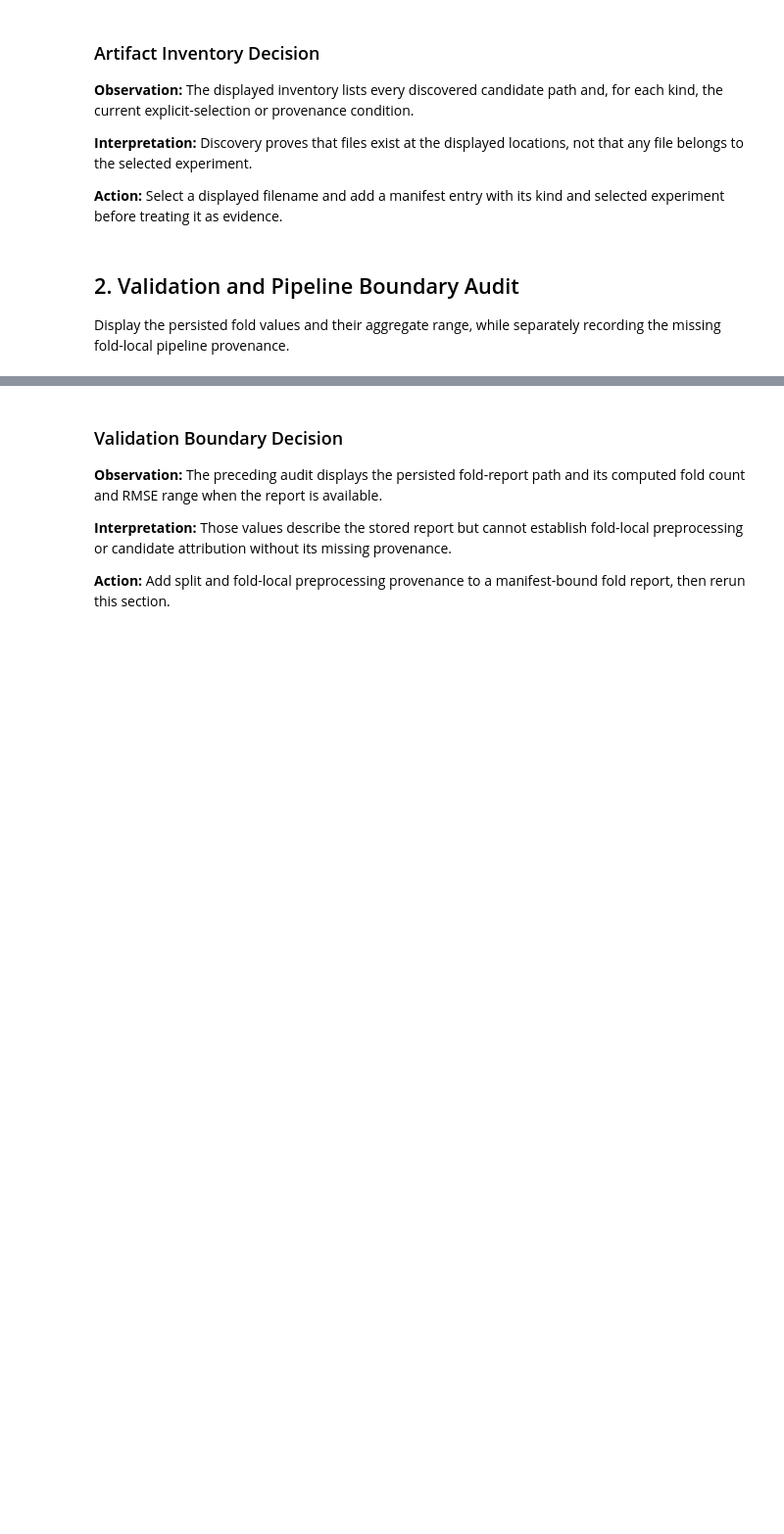
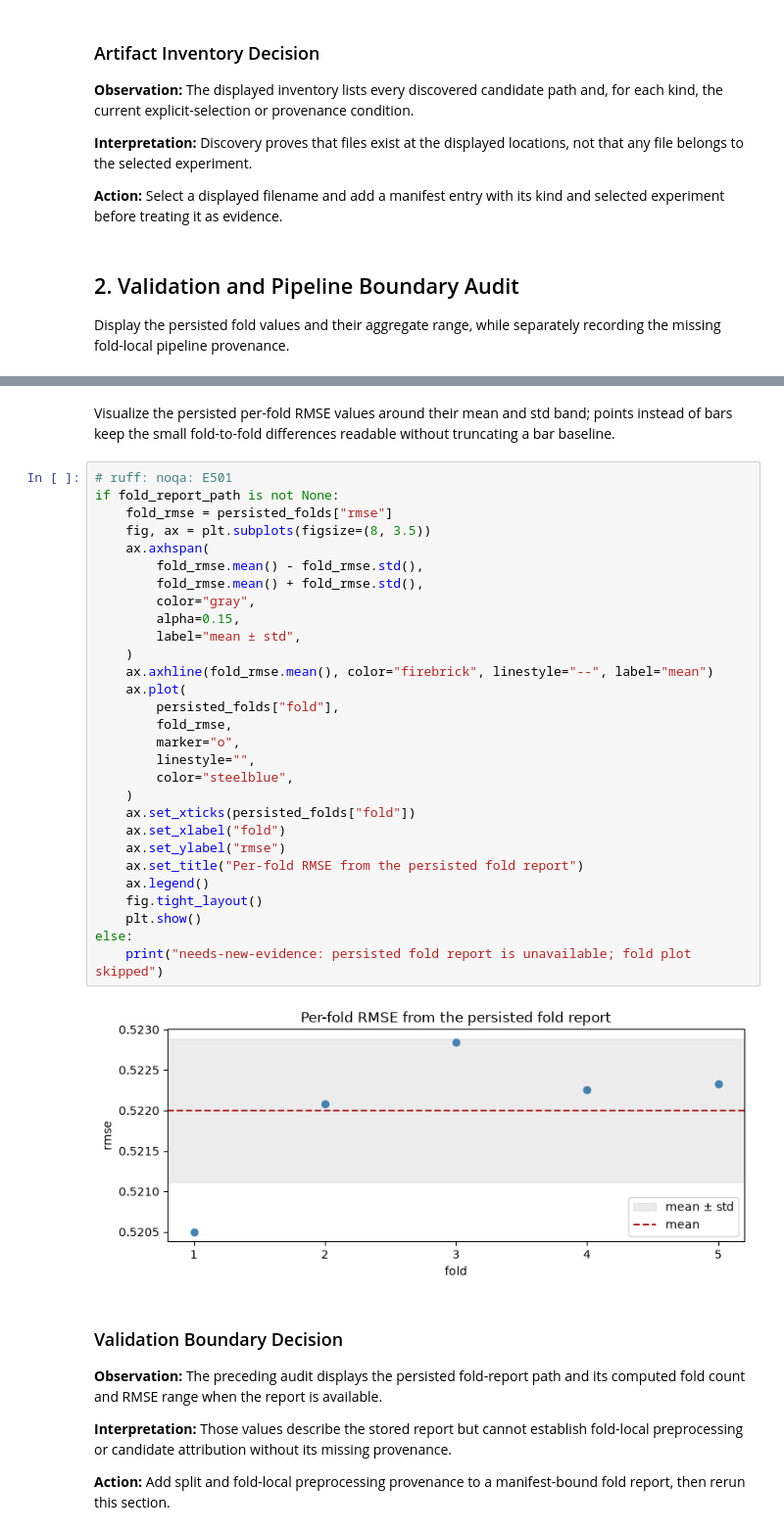
Before and after one commit to furkan-uzmez/Kaggle_Home_Depot_Search, a Jupyter notebook: notebooks/02_classical_models_and_hpo_review.ipynb, the cells around one changed output, grey strips where cells are left out. Shown at 98% size. Saved outputs shown, nothing was run; the diff lists cells and outputs as text; blank space fills up the shorter version.

```diff
--- a/notebooks/02_classical_models_and_hpo_review.ipynb
+++ b/notebooks/02_classical_models_and_hpo_review.ipynb
@@ -283,3 +312,38 @@ display_table(validation_boundary_audit)
+# %% [markdown]
+Visualize the persisted per-fold RMSE values around their mean and std band;
+points instead of bars keep the small fold-to-fold differences readable
+without truncating a bar baseline.
+# %%
+# ruff: noqa: E501
+if fold_report_path is not None:
+    fold_rmse = persisted_folds["rmse"]
+    fig, ax = plt.subplots(figsize=(8, 3.5))
+    ax.axhspan(
+        fold_rmse.mean() - fold_rmse.std(),
+        fold_rmse.mean() + fold_rmse.std(),
+        color="gray",
+        alpha=0.15,
+        label="mean ± std",
+    )
+    ax.axhline(fold_rmse.mean(), color="firebrick", linestyle="--", label="mean")
+    ax.plot(
+        persisted_folds["fold"],
+        fold_rmse,
+        marker="o",
+        linestyle="",
+        color="steelblue",
+    )
+    ax.set_xticks(persisted_folds["fold"])
+    ax.set_xlabel("fold")
+    ax.set_ylabel("rmse")
+    ax.set_title("Per-fold RMSE from the persisted fold report")
+    ax.legend()
+    fig.tight_layout()
+    plt.show()
+else:
+    print("needs-new-evidence: persisted fold report is unavailable; fold plot skipped")
+# %% [output]
+[figure, added]
 # %% [markdown]
 ### Validation Boundary Decision
 
```
Also changed, not shown: parts of 21 cells of this notebook, 10 other files.
